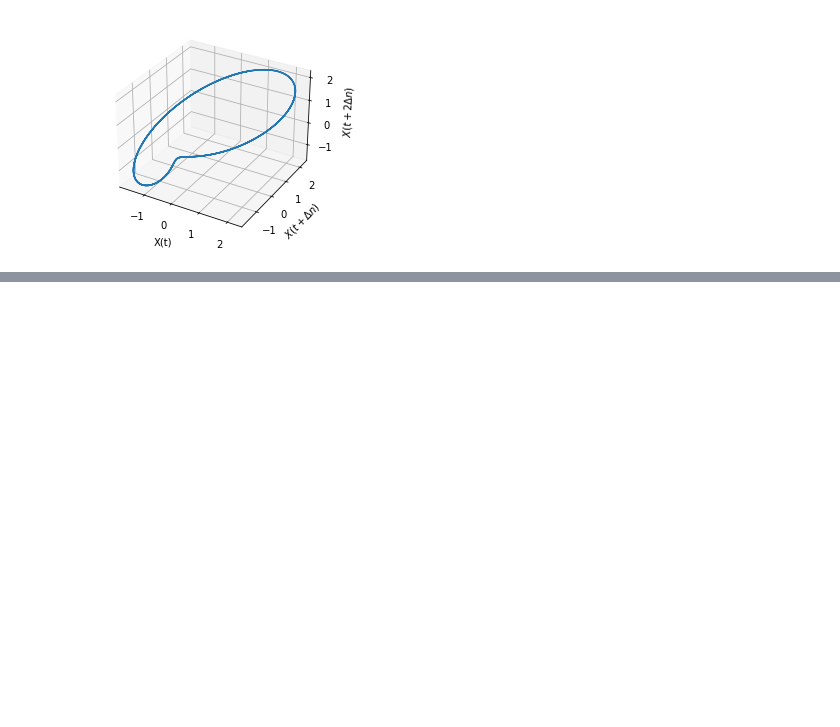
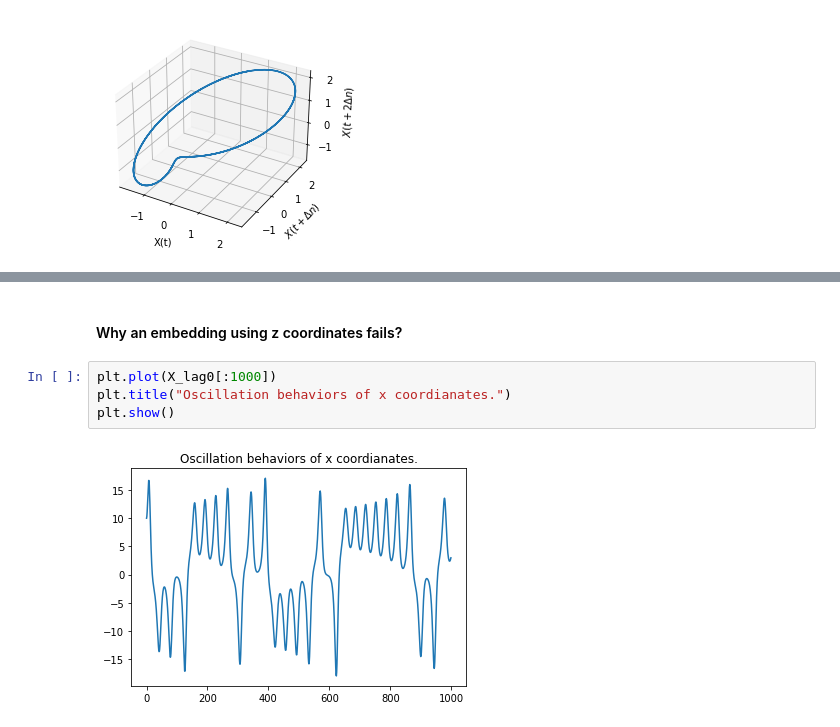
Before and after one commit to Linnore/MLCMS-Ex5-GroupK, a Jupyter notebook: task4.ipynb, the cells around one changed output, grey strips where cells are left out. Drawn from its saved outputs; the diff is of its cells as text; blank space fills up the shorter version.

```diff
--- a/task4.ipynb
+++ b/task4.ipynb
@@ -53,0 +119,8 @@ plt.show()
+# %% [markdown]
+#### Why an embedding using z coordinates fails?
+# %%
+plt.plot(X_lag0[:1000])
+plt.title("Oscillation behaviors of x coordianates.")
+plt.show()
+# %% [output]
+[figure, added]
```
Also changed, not shown: parts of 10 cells of this notebook.
